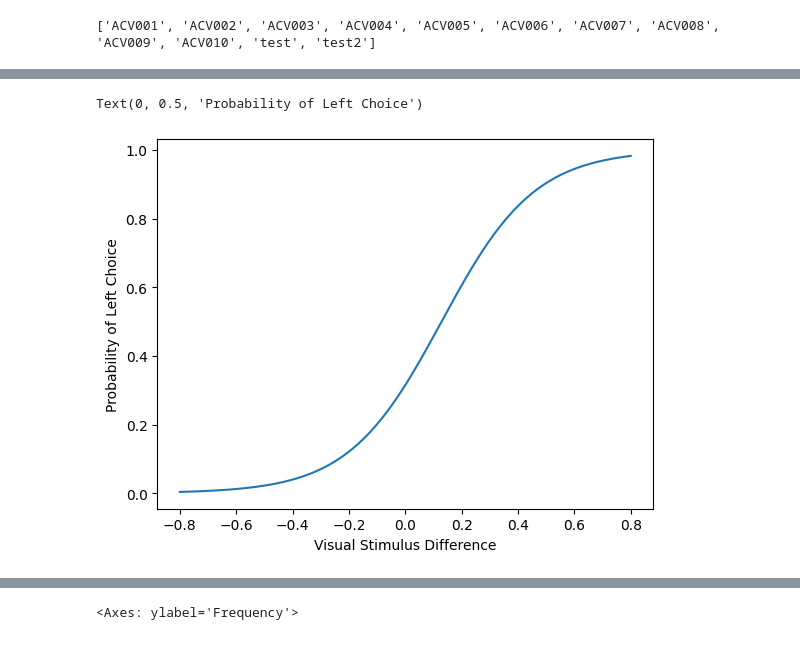
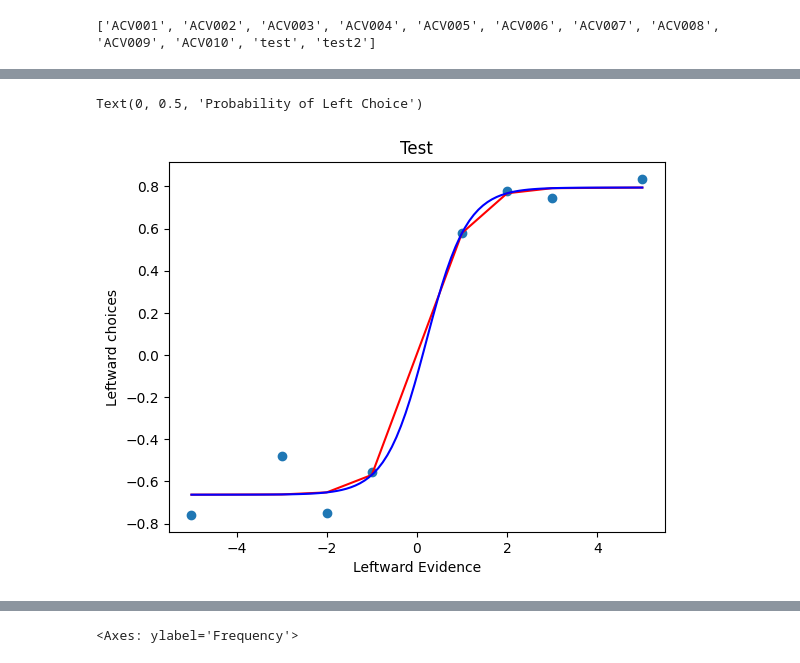
Before and after one commit to LearningCircuitsLab/lecilab-behavior-analysis, a Jupyter notebook: lecilab_behavior_analysis/plot_testing.ipynb, the cells around one changed output, grey strips where cells are left out. Saved outputs shown, nothing was run; the diff lists cells and outputs as text; code cells hidden in the pictures.

Commit message:
smooth curve

```diff
--- a/lecilab_behavior_analysis/plot_testing.ipynb
+++ b/lecilab_behavior_analysis/plot_testing.ipynb
@@ -137,17 +130,26 @@ See the caveats in the documentation: https://pandas.pydata.org/pandas-docs/stab
-# %%
-df_test_sorted = df_test.sort_values(by='visual_stimulus_diff')
-X = df_test_sorted['visual_stimulus_diff'].values.reshape(-1, 1)
-y = df_test_sorted['left_choice'].values.astype(int)
-model = LogisticRegression()
-model.fit(X, y)
-y_pred = model.predict(X)
-y_prob = model.predict_proba(X)[:, 1]
-plt.plot(X, y_prob)
-plt.xlabel("Visual Stimulus Difference")
-plt.ylabel("Probability of Left Choice")
-# %% [output]
-Text(0, 0.5, 'Probability of Left Choice')
-[figure, removed]
+# %%
+leftward_evidence_test, leftward_choices_test = dft.get_performance_by_difficulty_test(df_test)
+
+def sigmoid(x, a, b, c, d):
+    return a / (1 + np.exp(-b * (x - c))) + d
+
+popt_test, _ = curve_fit(sigmoid, leftward_evidence_test, leftward_choices_test, maxfev=10000)
+
+# FOR NUO: when plotting the fit, use the entire range of leftward_evidence_test
+values_to_plot = 100
+x_range = np.linspace(min(leftward_evidence_test), max(leftward_evidence_test), values_to_plot)
+y_fit_test = sigmoid(np.array(leftward_evidence_test), *popt_test)
+y_fit_test_smooth = sigmoid(np.array(x_range), *popt_test)
+
+plt.scatter(leftward_evidence_test, leftward_choices_test, marker='o')
+plt.plot(leftward_evidence_test, y_fit_test, color='red', label='fit')
+plt.plot(x_range, y_fit_test_smooth, color='blue', label='fit')
+plt.xlabel('Leftward Evidence')
+plt.ylabel('Leftward choices')
+plt.title('Test')
+# %% [output]
+Text(0, 0.5, 'Probability of Left Choice')
+[figure, added]
 # %%
 for i in df_test.groupby('visual_stimulus_devi'):
     df_i = i[1].sort_values(by='visual_stimulus_diff')
```
Also changed, not shown: parts of 8 cells of this notebook, 1 other file.
